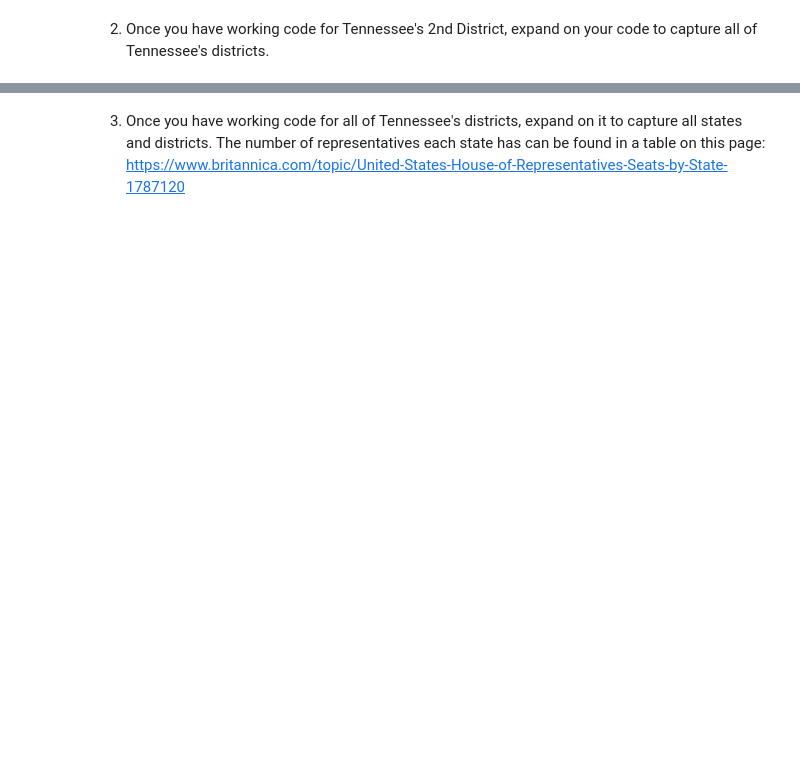
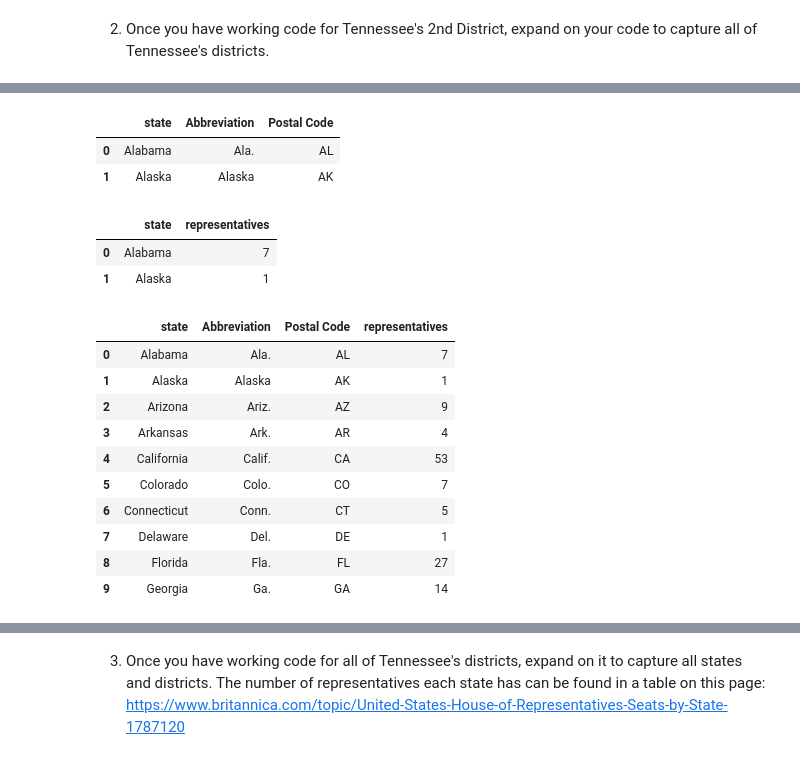
Before and after one commit to nedatahe/webscraping_open_secrets-blue-barracudas-1, a Jupyter notebook: notebooks/webscraping-project.ipynb, the cells around one changed output, grey strips where cells are left out. Cells and saved outputs as stored; diff of their text form; code cells hidden in the pictures; blank space fills up the shorter version.

Commit message:
got the tables for TN and started tables for other states

```diff
--- a/notebooks/webscraping-project.ipynb
+++ b/notebooks/webscraping-project.ipynb
@@ -29,2 +46,10 @@ df = pd.read
 # %% [markdown]
 2. Once you have working code for Tennessee's 2nd District, expand on your code to capture all of Tennessee's districts.
+# %%
+URL = 'https://www.factmonster.com/us/postal-information/state-abbreviations-and-state-postal-codes'
+response = requests.get(URL)
+type(response)
+response.status_code
+#response.text
+soup = BS(response.text)
+#print(soup.prettify())
@@ -30,0 +80,5 @@ df = pd.read
+# %%
+#interact with the table
+states_list = pd.read_html(str(soup.find('table')))[0] #first table
+states_list = states_list.rename(columns = {'State/District' : 'state'})
+states_list.head(2)
@@ -30,0 +92,12 @@ df = pd.read
+# %%
+URL = 'https://www.britannica.com/topic/United-States-House-of-Representatives-Seats-by-State-1787120'
+response = requests.get(URL)
+type(response)
+response.status_code
+#response.text
+soup = BS(response.text)
+#print(soup.prettify())
+soup.find('table')
+table_html = str(soup.find('table'))
+#just to show the table, not to interact with it yet
+HTML(table_html)
@@ -30,0 +123,30 @@ df = pd.read
+# %%
+states_list.head(2)
+# %% [output]
+|  | state | Abbreviation | Postal Code |
+| 0 | Alabama | Ala. | AL |
+| 1 | Alaska | Alaska | AK |
+# %%
+#interact with the table
+district_numbers = pd.read_html(str(soup.find('table')))[0] #first table
+district_numbers.head(2)
+# %% [output]
+|  | state | representatives |
+| 0 | Alabama | 7 |
+| 1 | Alaska | 1 |
+# %%
+#merge the states_list and district_numbers
+states_and_districts = pd.merge(states_list, district_numbers)
+states_and_districts.head(10)
+# %% [output]
+|  | state | Abbreviation | Postal Code | representatives |
+| 0 | Alabama | Ala. | AL | 7 |
+| 1 | Alaska | Alaska | AK | 1 |
+| 2 | Arizona | Ariz. | AZ | 9 |
+| 3 | Arkansas | Ark. | AR | 4 |
+| 4 | California | Calif. | CA | 53 |
+| 5 | Colorado | Colo. | CO | 7 |
+| 6 | Connecticut | Conn. | CT | 5 |
+| 7 | Delaware | Del. | DE | 1 |
+| 8 | Florida | Fla. | FL | 27 |
+| 9 | Georgia | Ga. | GA | 14 |
```
Also changed, not shown: parts of 16 cells of this notebook.
